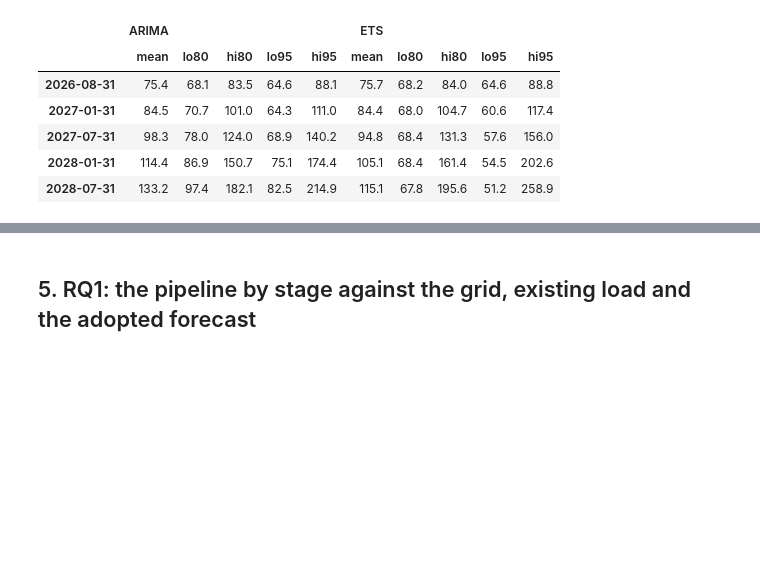
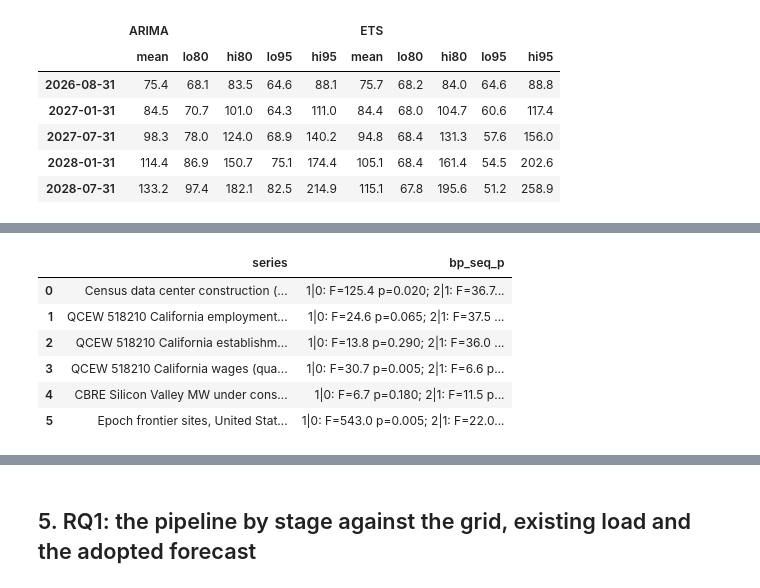
Before and after one commit to sebastian-oldman/masters_project, a Jupyter notebook: notebooks/02_data_center_growth.ipynb, the cells around one changed output, grey strips where cells are left out. Drawn from its saved outputs; the diff is of its cells as text; code cells hidden in the pictures; blank space fills up the shorter version.

```diff
--- a/notebooks/02_data_center_growth.ipynb
+++ b/notebooks/02_data_center_growth.ipynb
@@ -122,6 +134,16 @@ comp[["series","n","start","end","known_break_period","chow_F","chow_p","wald_ha
 | 4 | CBRE Silicon Valley MW under cons... | 21 | 2016-06 | 2026-06 | 2023-06 | 0.501 | 0.614 | 0.0 | 0.349 | ... |
 | 5 | Epoch frontier sites, United Stat... | 69 | 2021-01 | 2026-09 | 2022-11 | 176.134 | 0.000 | 0.0 | 0.000 | ... |
 | 6 | Epoch frontier sites, California ... | 0 | NaN | NaN | NaN | NaN | NaN | NaN | NaN | ... |
+# %%
+comp[["series","bp_seq_p"]].dropna()
+# %% [output]
+|  | series | bp_seq_p |
+| 0 | Census data center construction (... | 1|0: F=125.4 p=0.020; 2|1: F=36.7... |
+| 1 | QCEW 518210 California employment... | 1|0: F=24.6 p=0.065; 2|1: F=37.5 ... |
+| 2 | QCEW 518210 California establishm... | 1|0: F=13.8 p=0.290; 2|1: F=36.0 ... |
+| 3 | QCEW 518210 California wages (qua... | 1|0: F=30.7 p=0.005; 2|1: F=6.6 p... |
+| 4 | CBRE Silicon Valley MW under cons... | 1|0: F=6.7 p=0.180; 2|1: F=11.5 p... |
+| 5 | Epoch frontier sites, United Stat... | 1|0: F=543.0 p=0.005; 2|1: F=22.0... |
 # %%
 show("fig2_03_california_proxies")
 # %% [output]
```
Also changed, not shown: parts of 17 cells of this notebook, 22 other files.
